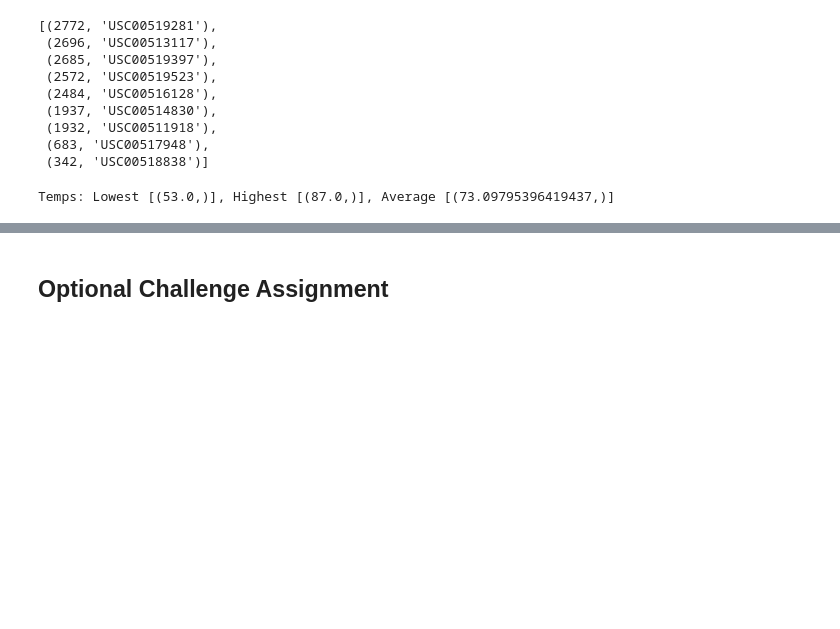
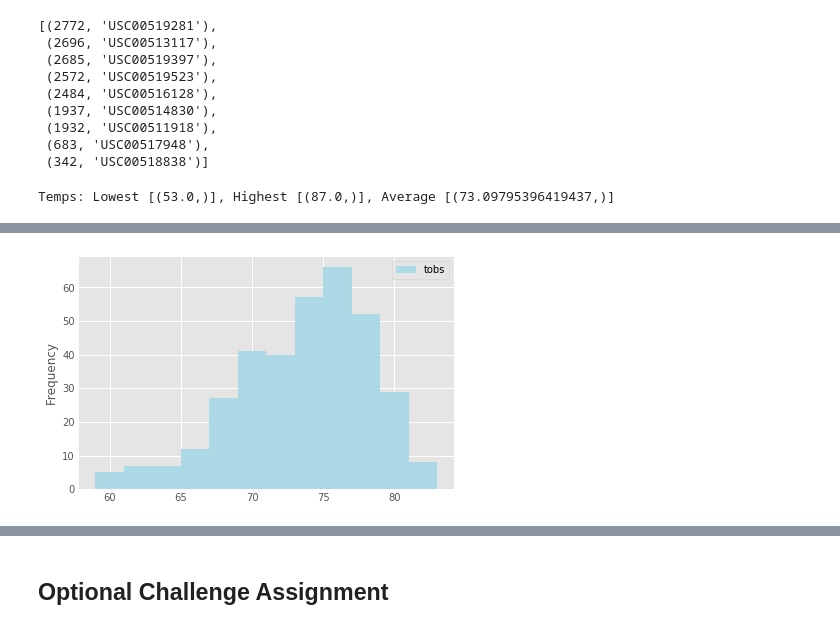
Before and after one commit to pmayA440/Climate_Analysis-Exploration_-_Climate_App, a Jupyter notebook: ProjectCode2-checkpoint.ipynb, the cells around one changed output, grey strips where cells are left out. Cells and saved outputs as stored; diff of their text form; code cells hidden in the pictures; blank space fills up the shorter version.

```diff
--- a/ProjectCode2-checkpoint.ipynb
+++ b/ProjectCode2-checkpoint.ipynb
@@ -131,13 +131,10 @@ Temps: Lowest [(53.0,)], Highest [(87.0,)], Average [(73.09795396419437,)]
 # %%
 # Choose the station with the highest number of temperature observations.
 # Query the last 12 months of temperature observation data for this station and plot the results as a histogram
-USC00519281 = session.query(Measurement.tobs,func.count(Measurement.tobs)).\
-    filter(Station.station == "USC00519281").\
-    filter(Measurement.date > "2016-08-23").\
-    group_by(Measurement.tobs).\
-    order_by(Measurement.tobs.asc()).all()
+USC00519281 = session.query(Measurement.tobs).\
+    filter(Measurement.station == "USC00519281").\
+    filter(Measurement.date > "2016-08-23").all()
 
+USC00519281 = pd.DataFrame(USC00519281, columns=['Temp'])
 
-USC00519281 = pd.DataFrame(USC00519281, columns=['Temp', 'Frequency'])
-
-USC00519281
+USC00519281.head(15)
@@ -148,3 +158,12 @@ plt.show()
+# %%
+bin_edges = [59,61,63,65,67,69,71,73,75,77,79,81,83]
+
+_ = plt.hist(USC00519281['Temp'], bins=bin_edges, color="lightblue")
+_ = plt.ylabel('Frequency')
+_ = plt.legend(['tobs'])
+plt.show()
+# %% [output]
+[figure, added]
 # %% [markdown]
 ![precipitation](Images/station-histogram.png)
 # %%
```
Also changed, not shown: parts of 7 cells of this notebook.
